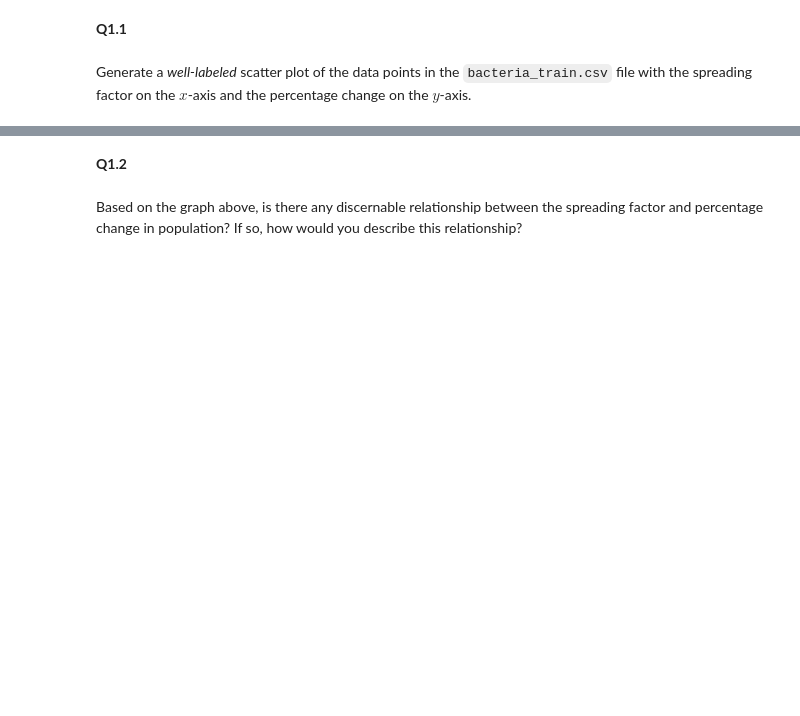
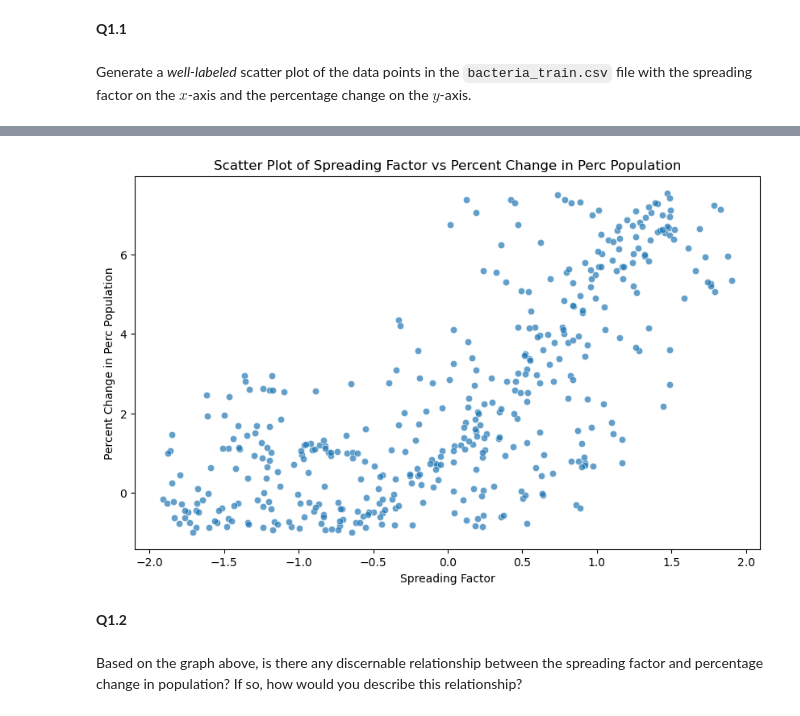
Before and after one commit to julienberman/CS-109a, a Jupyter notebook: psets/cs1090a_hw3/cs1090a_hw3.ipynb, the cells around one changed output, grey strips where cells are left out. Cells and saved outputs as stored; diff of their text form; code cells hidden in the pictures; blank space fills up the shorter version.

```diff
--- a/psets/cs1090a_hw3/cs1090a_hw3.ipynb
+++ b/psets/cs1090a_hw3/cs1090a_hw3.ipynb
@@ -123,0 +122,5 @@ Generate a *well-labeled* scatter plot of the data points in the `bacteria_train
+# %%
+df_test = pd.read_csv("data/bacteria_test.csv")
+df_train = pd.read_csv("data/bacteria_train.csv")
+
+df_train
@@ -124,3 +141,13 @@ Generate a *well-labeled* scatter plot of the data points in the `bacteria_train
+# %%
+# scatterplot
+plt.figure(figsize=(10, 6))
+sns.scatterplot(data=df_train, x="Spreading_factor", y="Perc_population", alpha=0.7)
+plt.xlabel("Spreading Factor")
+plt.ylabel("Percent Change in Perc Population")
+plt.title("Scatter Plot of Spreading Factor vs Percent Change in Perc Population")
+plt.show()
+# %% [output]
+[figure, added]
 # %% [markdown]
 <!-- END QUESTION -->
 
```
Also changed, not shown: parts of 87 cells of this notebook, 1 other file.
